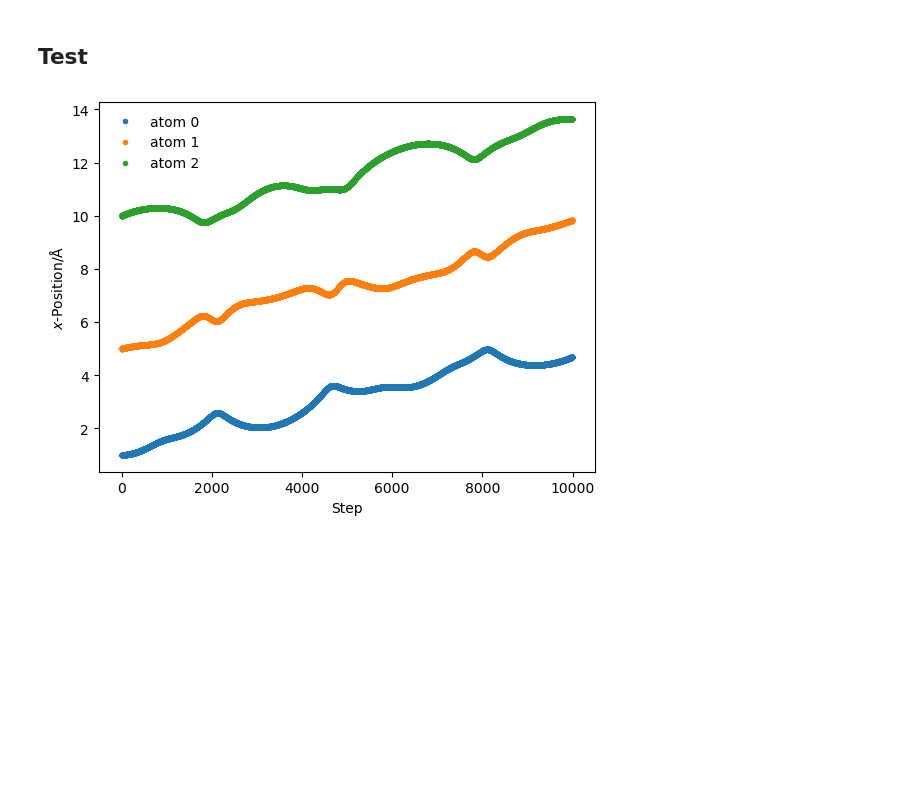
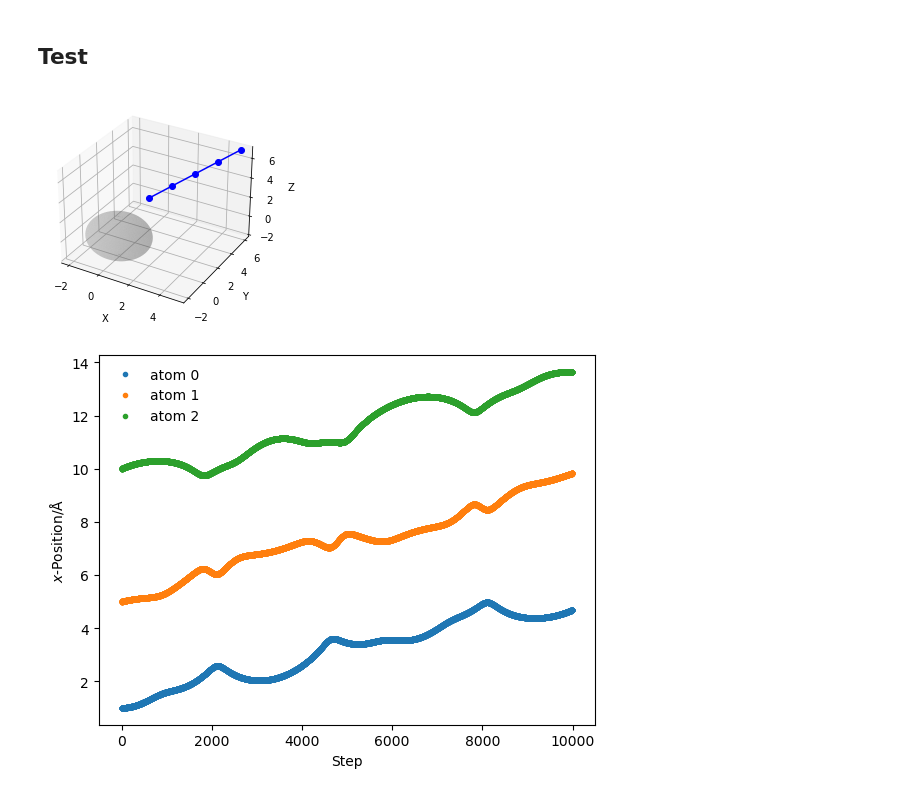
Before and after one commit to giuseppesimionato/gas-simulation, a Jupyter notebook: gas-simulation.ipynb, the cells around one changed output. Saved outputs shown, nothing was run; the diff lists cells and outputs as text; code cells hidden in the pictures; blank space fills up the shorter version.

```diff
--- a/gas-simulation.ipynb
+++ b/gas-simulation.ipynb
@@ -325,6 +386,44 @@ for filename in set(files):
     os.remove('./figures/'+ filename)
 # %% [markdown]
 ## Test
+# %%
+import matplotlib.pyplot as plt
+from mpl_toolkits.mplot3d import Axes3D
+import numpy
+
+def plot_particle_trajectory(x, y, z, radius):
+    fig = plt.figure()
+    ax = fig.add_subplot(111, projection='3d')
+
+    # Disegna la traiettoria della particella
+    ax.plot(x, y, z, '-o', color='b')
+
+    # Disegna la sfera di raggio r centrata nell'origine
+    u = numpy.linspace(0, 2 * numpy.pi, 100)
+    v = numpy.linspace(0, numpy.pi, 100)
+    x_sphere = radius * numpy.outer(numpy.cos(u), numpy.sin(v))
+    y_sphere = radius * numpy.outer(numpy.sin(u), numpy.sin(v))
+    z_sphere = radius * numpy.outer(numpy.ones(numpy.size(u)), numpy.cos(v))
+    ax.plot_surface(x_sphere, y_sphere, z_sphere, color='gray', alpha=0.2)
+
+    # Configurazione degli assi
+    ax.set_xlabel('X')
+    ax.set_ylabel('Y')
+    ax.set_zlabel('Z')
+
+    # Mostra il grafico
+    plt.show()
+
+# Esempio di input
+x = [1, 2, 3, 4, 5]
+y = [2, 3, 4, 5, 6]
+z = [3, 4, 5, 6, 7]
+radius = 2
+
+# Chiamata alla funzione per generare il grafico
+plot_particle_trajectory(x, y, z, radius)
+# %% [output]
+[figure, added]
 # %%
 import numpy as np
 import matplotlib.pyplot as plt
```
Also changed, not shown: parts of 6 cells of this notebook.
